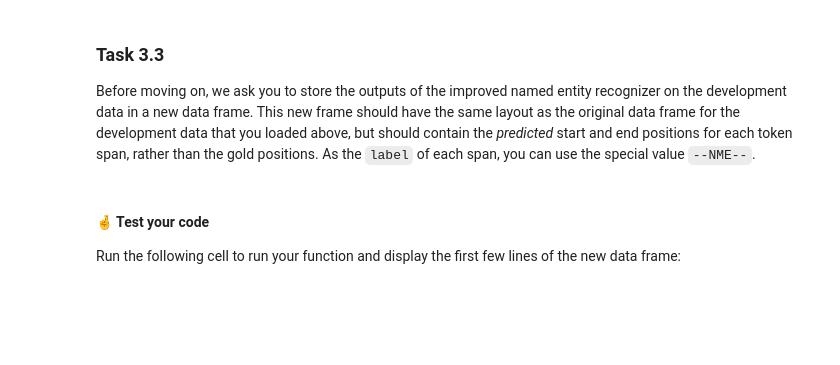
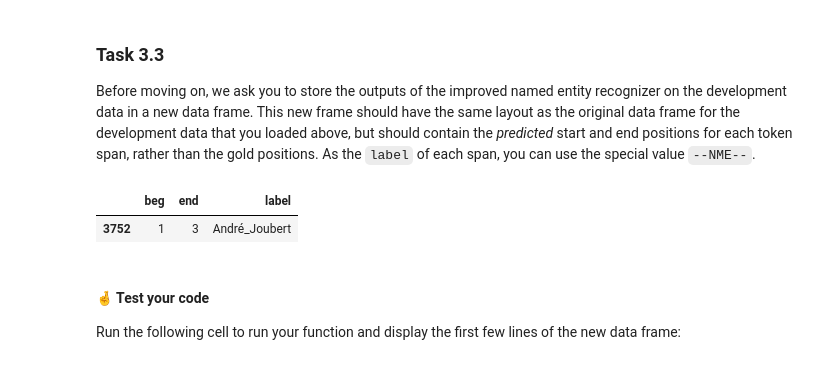
Before and after one commit to yj313155521/7332A81-Text-Mining, a Jupyter notebook: lab4/TM-Lab4_donni508.ipynb, the cells around one changed output. Cells and saved outputs as stored; diff of their text form; code cells hidden in the pictures; blank space fills up the shorter version.

```diff
--- a/lab4/TM-Lab4_donni508.ipynb
+++ b/lab4/TM-Lab4_donni508.ipynb
@@ -353,3 +410,22 @@ def pred_spans_improved(df):
 
     # YOUR CODE HERE
     # raise NotImplementedError()
+# %%
+#test
+t = "European 123Union may 's"
+tre =   re.search("\d",t)
+
+tre is not None
+tre
+t.isdigit()
+bool(tre)
+
+"january" in "qwe january qwe"
+
+# import calendar
+# any([i.lower() in t for i in list(calendar.month_name)[1:]])
+numbers = ['one','two','three','four','five','six','seven','eight','nine','ten']
+any([num in ent.text.lower() for num in numbers])
+# set(pred_spans_improved(df_dev.head()))
+# evaluation_scores(spans_dev_gold, set(pred_spans_improved(df_dev)))
+# list(calendar.day_name)
@@ -369,4 +471,0 @@ AssertionError: F1-score should improve by at least 15 percentage points.
-# %%
-#test
-t = set(pred_spans_improved(df_dev[:500]))
-len(t)
@@ -376,6 +473,31 @@ len(t)
 ### Task 3.3
 
 Before moving on, we ask you to store the outputs of the improved named entity recognizer on the development data in a new data frame. This new frame should have the same layout as the original data frame for the development data that you loaded above, but should contain the *predicted* start and end positions for each token span, rather than the gold positions. As the `label` of each span, you can use the special value `--NME--`.
+# %%
+#test
+# t = df_dev.loc[df_dev['sentence_id'] == '0946-000'].iloc[:1,]
+# t2 = ('1072-007', 13, 19)
+# t.iloc[:1,2:] = t2[1:]+('test',)
+# tt = t.copy()
+# tt
+# tdf = pd.DataFrame()
+# tdf = pd.concat([tdf,t])
+# pd.concat([tdf,t])
+pred = spans_dev_pred
+res_df = pd.DataFrame()
+# for t in pred:
+#     df_old = df.loc[df_dev['sentence_id'] == t[0]].iloc[:1,]
+#     df_new = df_old.copy()
+#     df_new[:1,2:] = t[1:]+('--NME--',)
+#     res_df = pd.concat([res_df, df_new])
+df = df_dev
+list(pred)[0]
+df_old = df.loc[df_dev['sentence_id'] == t[0]].iloc[:1,]
+df_new = df_old.copy()
+df_new.iloc[:1,2:] = t[1:]+('--NME--',)
+# %% [output]
+|  | beg | end | label |
+| 3752 | 1 | 3 | André_Joubert |
 # %%
 def df_with_pred_spans(df):
     """Make a new DataFrame with *predicted* NER spans.
```
Also changed, not shown: parts of 25 cells of this notebook.
